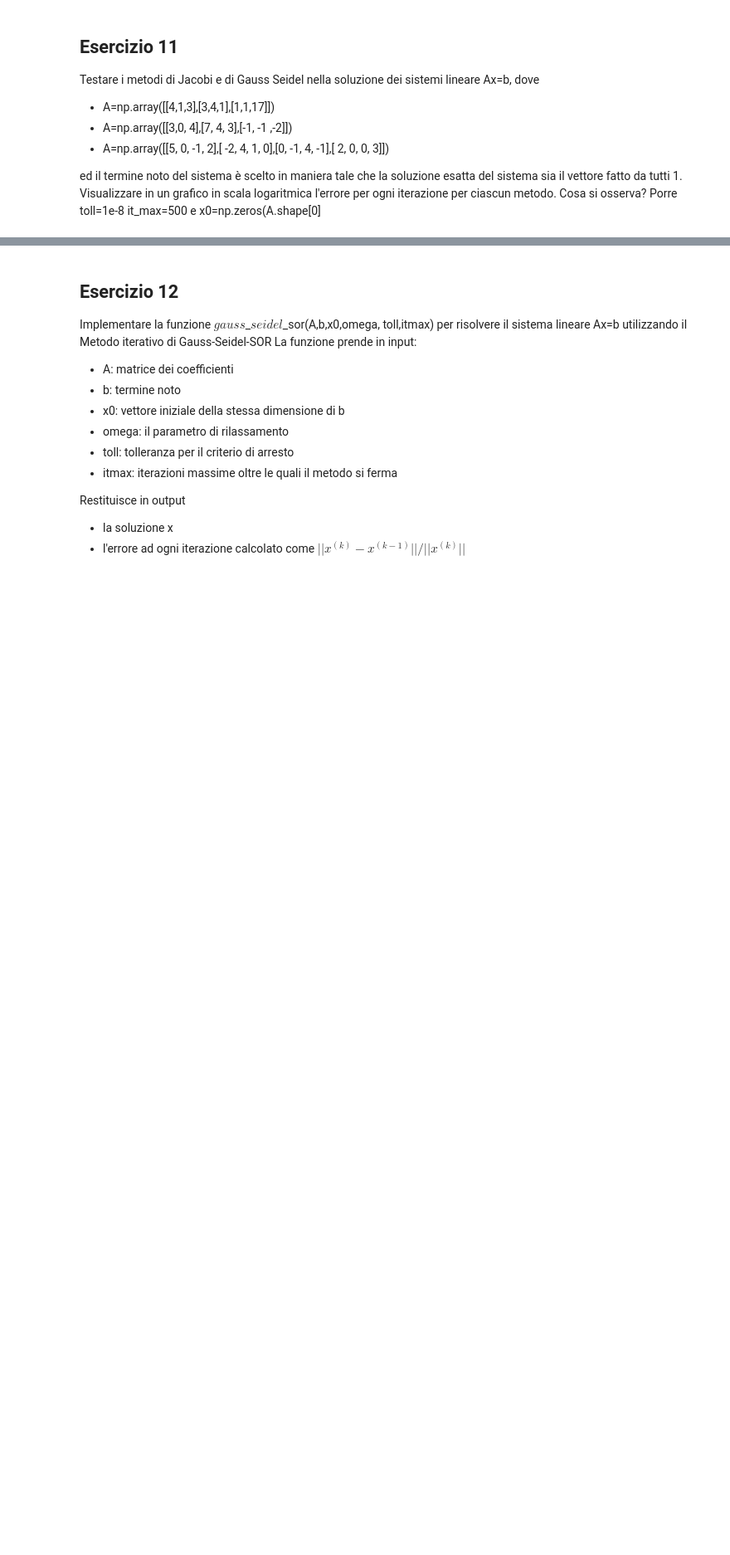
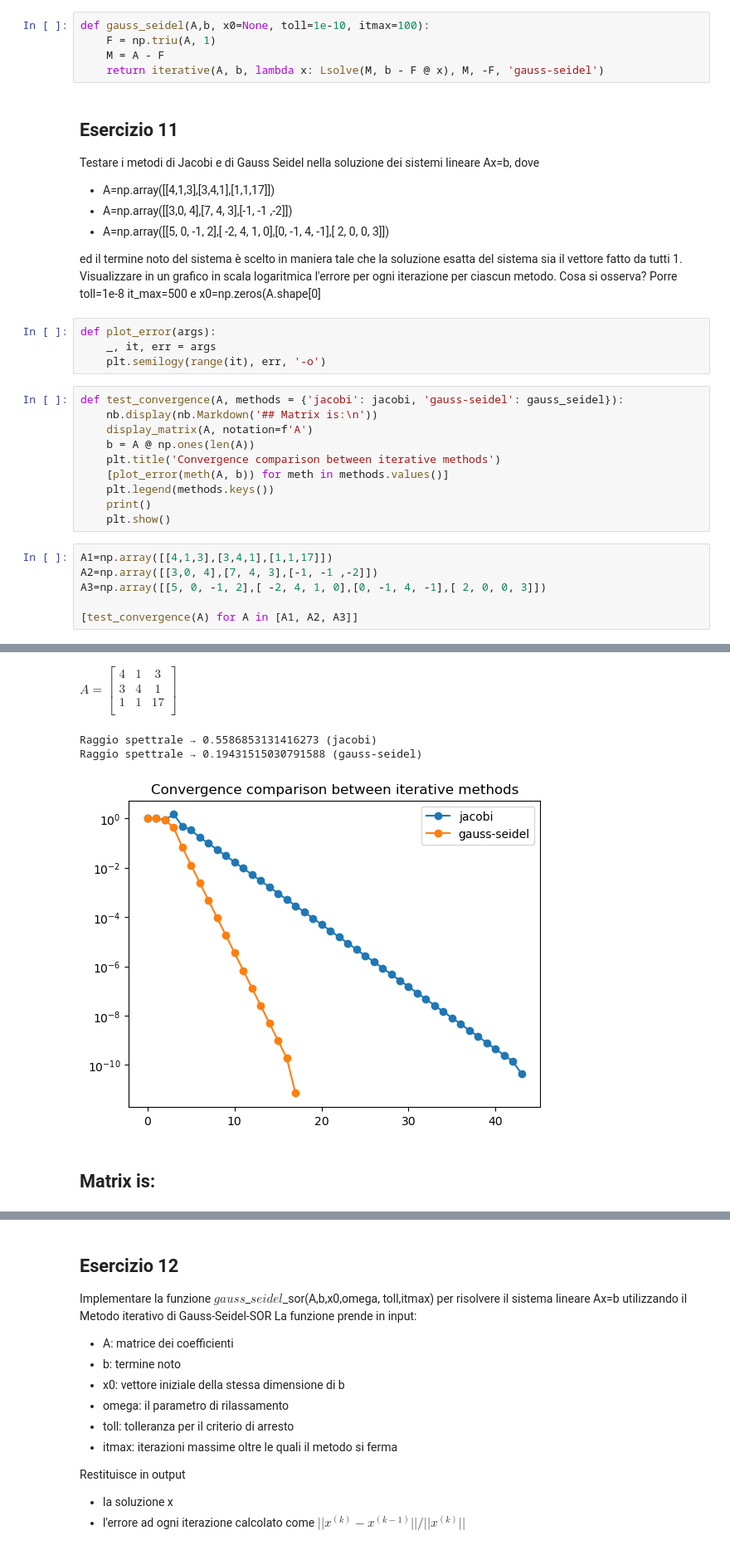
Before and after one commit to KeegTheBoi/metodi_numerici_es, a Jupyter notebook: Lecture 8/Esercitazione23_Aprile_2024.ipynb, the cells around one changed output, grey strips where cells are left out. Shown: that part at 83% size. Cells and saved outputs as stored; diff of their text form; blank space fills up the shorter version.

```diff
--- a/Lecture 8/Esercitazione23_Aprile_2024.ipynb
+++ b/Lecture 8/Esercitazione23_Aprile_2024.ipynb
@@ -510,6 +478,11 @@ La funzione prende in input:
 Calcolare il raggio spettrale della matrice di iterazione.
 
 Implementare un criterio di arresto per il procedimento iterativo in termini di : $||x^{(k)}-x^{(k-1)}||/||x^{(k)}|| <toll$
+# %%
+def gauss_seidel(A,b, x0=None, toll=1e-10, itmax=100):
+    F = np.triu(A, 1)
+    M = A - F
+    return iterative(A, b, lambda x: Lsolve(M, b - F @ x), M, -F, 'gauss-seidel')
 # %% [markdown]
 ## Esercizio 11
 Testare i metodi di Jacobi e di Gauss Seidel nella soluzione dei sistemi lineare Ax=b, dove
@@ -520,3 +493,24 @@ Testare i metodi di Jacobi e di Gauss Seidel nella soluzione dei sistemi lineare
 ed il termine noto del sistema è scelto in maniera tale che la soluzione esatta del sistema sia il vettore fatto da tutti 1.
 Visualizzare in un grafico in scala logaritmica  l'errore per ogni iterazione per ciascun metodo. Cosa si osserva?
 Porre toll=1e-8 it_max=500 e x0=np.zeros(A.shape[0]
+# %%
+def plot_error(args):
+    _, it, err = args
+    plt.semilogy(range(it), err, '-o')
+# %%
+def test_convergence(A, methods = {'jacobi': jacobi, 'gauss-seidel': gauss_seidel}):
+    nb.display(nb.Markdown('## Matrix is:\n'))
+    display_matrix(A, notation=f'A')
+    b = A @ np.ones(len(A))
+    plt.title('Convergence comparison between iterative methods')
+    [plot_error(meth(A, b)) for meth in methods.values()]
+    plt.legend(methods.keys())
+    print()
+    plt.show()
+# %%
+A1=np.array([[4,1,3],[3,4,1],[1,1,17]])
+A2=np.array([[3,0, 4],[7, 4, 3],[-1, -1 ,-2]])
+A3=np.array([[5, 0, -1, 2],[ -2, 4, 1, 0],[0, -1, 4, -1],[ 2, 0, 0, 3]])
+
+[test_convergence(A) for A in [A1, A2, A3]]
+# %% [output]
@@ -522,0 +518,5 @@ Porre toll=1e-8 it_max=500 e x0=np.zeros(A.shape[0]
+$ A= \begin{bmatrix}4 & 1 & 3 \\ 3 & 4 & 1 \\ 1 & 1 & 17 \\ \end{bmatrix}$
+Raggio spettrale → 0.5586853131416273 (jacobi)
+Raggio spettrale → 0.19431515030791588 (gauss-seidel)
+[figure, added]
+## Matrix is:
```
Also changed, not shown: parts of 14 cells of this notebook, 1 other file.
